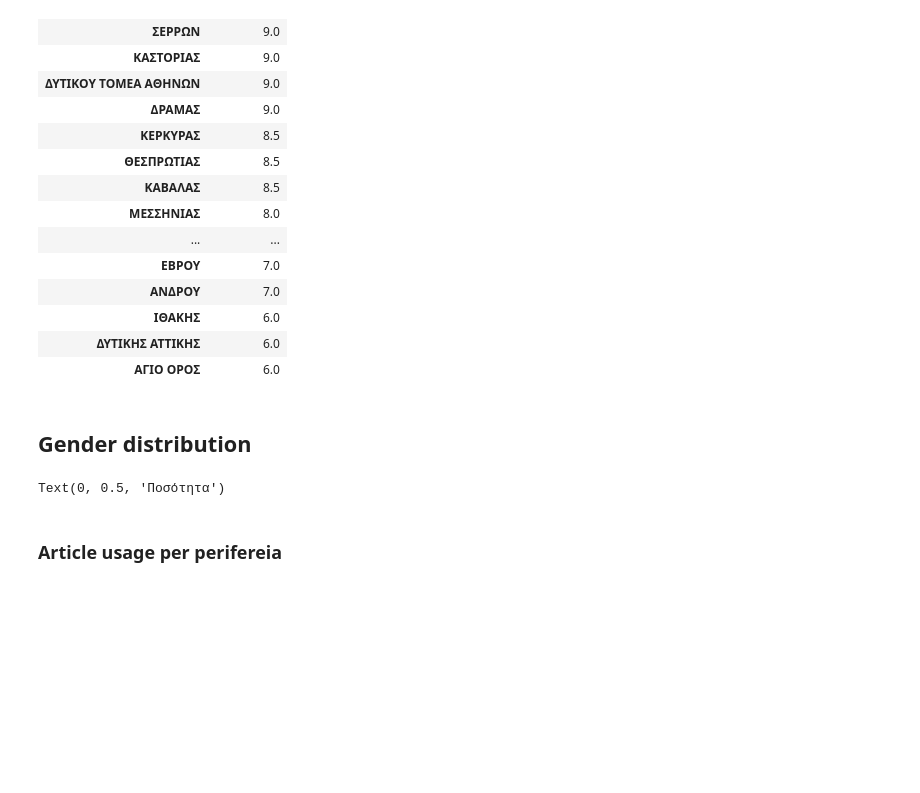
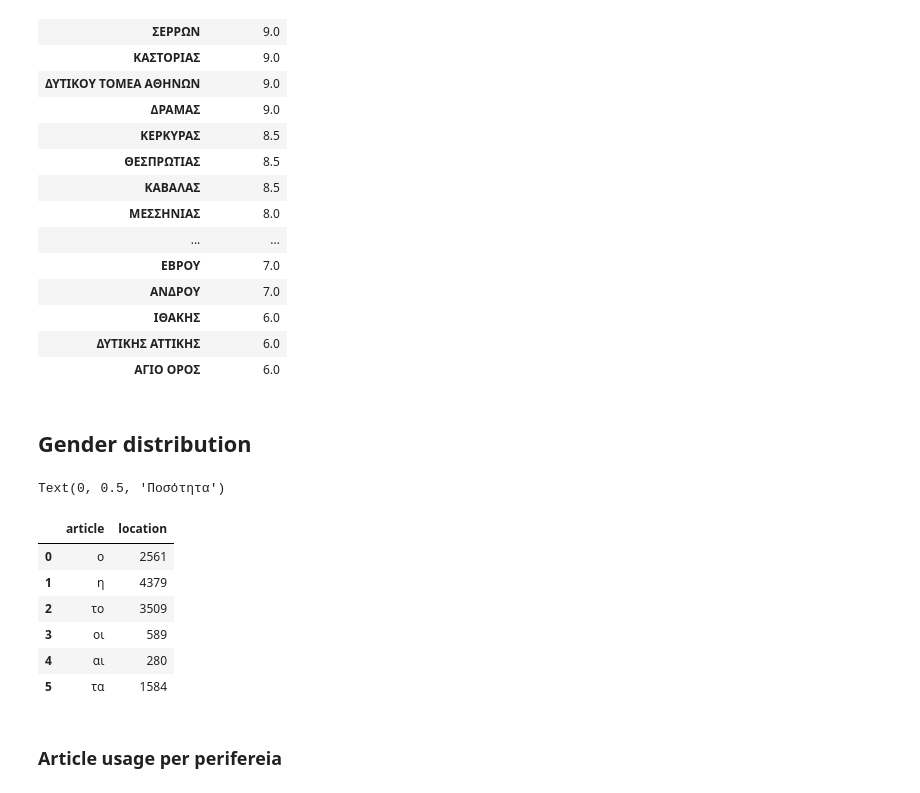
Before and after one commit to jgchaparro/HellasDB-Toponym-research, a Jupyter notebook: main.ipynb, the cells around one changed output. Cells and saved outputs as stored; diff of their text form; code cells hidden in the pictures; blank space fills up the shorter version.

```diff
--- a/main.ipynb
+++ b/main.ipynb
@@ -1175,3 +1175,13 @@ fig.set_xlabel('Άρθρο')
 fig.set_ylabel('Ποσότητα')
 # %% [output]
 Text(0, 0.5, 'Ποσότητα')
+# %%
+pd.DataFrame(gender_count).reset_index()
+# %% [output]
+|  | article | location |
+| 0 | ο | 2561 |
+| 1 | η | 4379 |
+| 2 | το | 3509 |
+| 3 | οι | 589 |
+| 4 | αι | 280 |
+| 5 | τα | 1584 |
```
Also changed, not shown: parts of 24 cells of this notebook, 7 other files.
